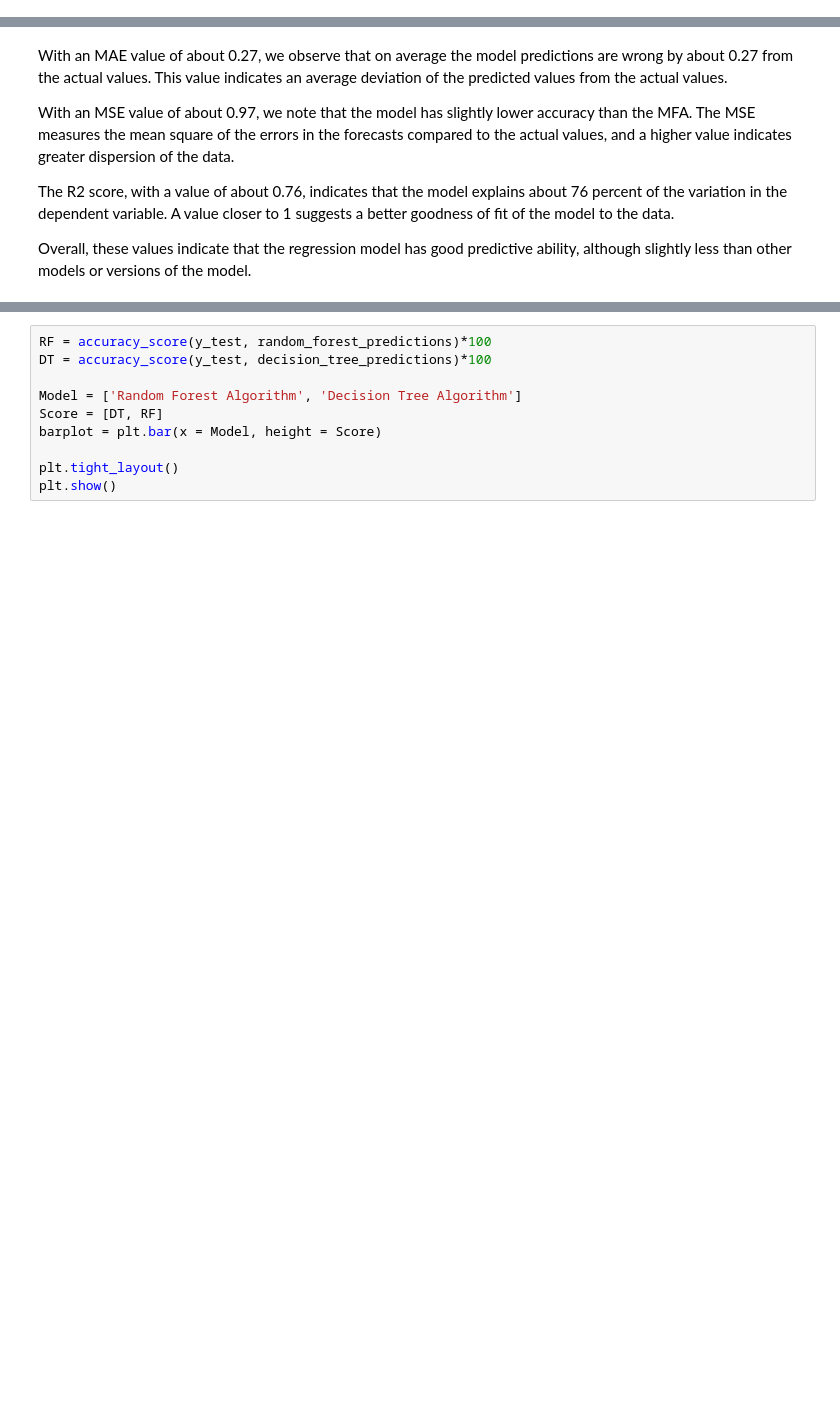
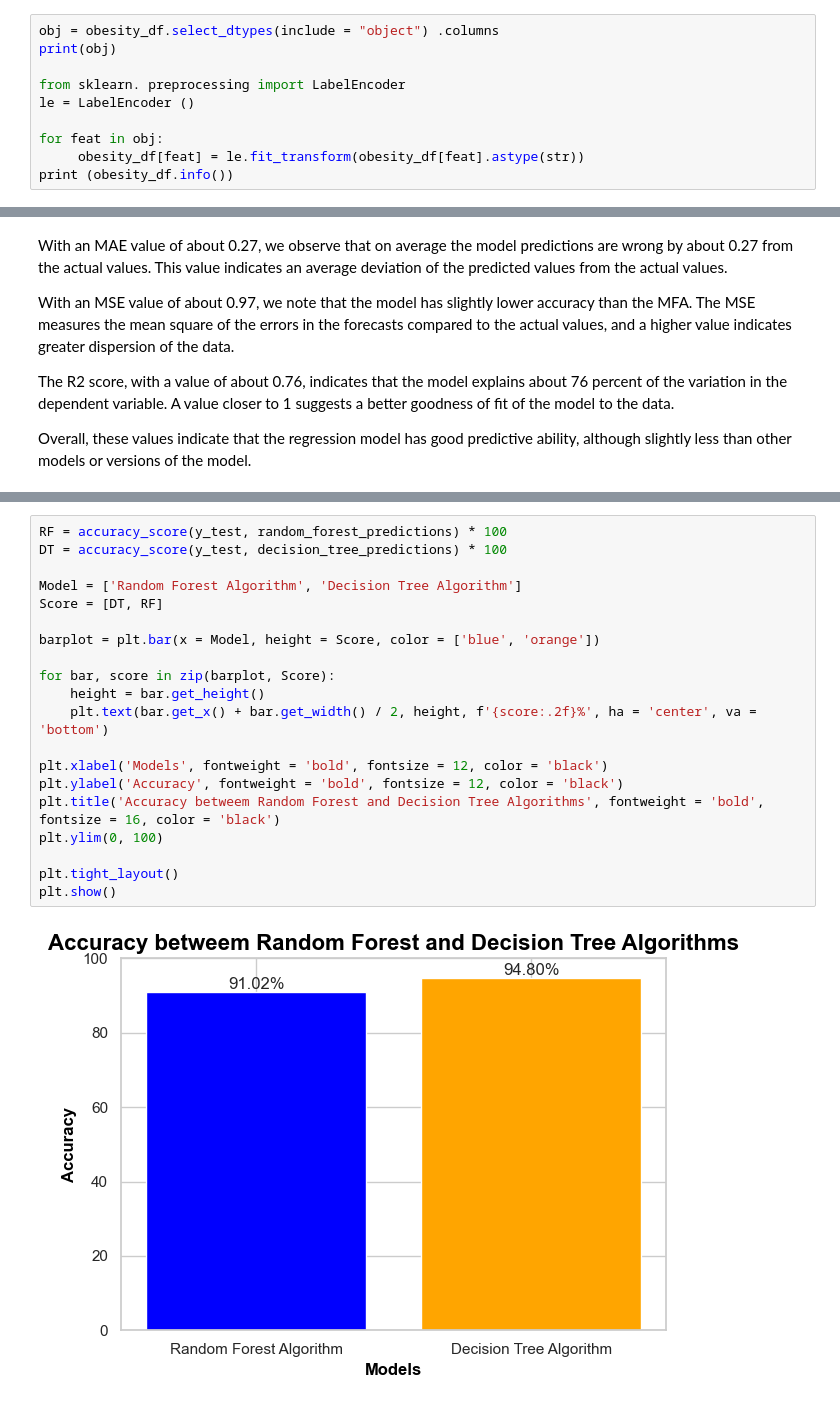
Before and after one commit to letizialanza01/SR_Obesity_Project, a Jupyter notebook: SR_Obesity_Project.ipynb, the cells around one changed output, grey strips where cells are left out. Drawn from its saved outputs; the diff is of its cells as text; blank space fills up the shorter version.

```diff
--- a/SR_Obesity_Project.ipynb
+++ b/SR_Obesity_Project.ipynb
@@ -987,3 +987,13 @@ from sklearn.ensemble import RandomForestClassifier
 from sklearn import tree
 # %% [markdown]
 **RANDOM FOREST ALGORITHM**
+# %%
+obj = obesity_df.select_dtypes(include = "object") .columns
+print(obj)
+
+from sklearn. preprocessing import LabelEncoder
+le = LabelEncoder ()
+
+for feat in obj:
+     obesity_df[feat] = le.fit_transform(obesity_df[feat].astype(str))
+print (obesity_df.info())
@@ -1067,10 +1141,22 @@ plt.show()
 # %%
-RF = accuracy_score(y_test, random_forest_predictions)*100
-DT = accuracy_score(y_test, decision_tree_predictions)*100
+RF = accuracy_score(y_test, random_forest_predictions) * 100
+DT = accuracy_score(y_test, decision_tree_predictions) * 100
 
 Model = ['Random Forest Algorithm', 'Decision Tree Algorithm']
 Score = [DT, RF]
-barplot = plt.bar(x = Model, height = Score)
+
+barplot = plt.bar(x = Model, height = Score, color = ['blue', 'orange'])
+
+for bar, score in zip(barplot, Score):
+    height = bar.get_height()
+    plt.text(bar.get_x() + bar.get_width() / 2, height, f'{score:.2f}%', ha = 'center', va = 'bottom')
+
+plt.xlabel('Models', fontweight = 'bold', fontsize = 12, color = 'black')
+plt.ylabel('Accuracy', fontweight = 'bold', fontsize = 12, color = 'black')
+plt.title('Accuracy betweem Random Forest and Decision Tree Algorithms', fontweight = 'bold', fontsize = 16, color = 'black')
+plt.ylim(0, 100)
 
 plt.tight_layout()
 plt.show()
+# %% [output]
+[figure, added]
```
Also changed, not shown: parts of 17 cells of this notebook.
